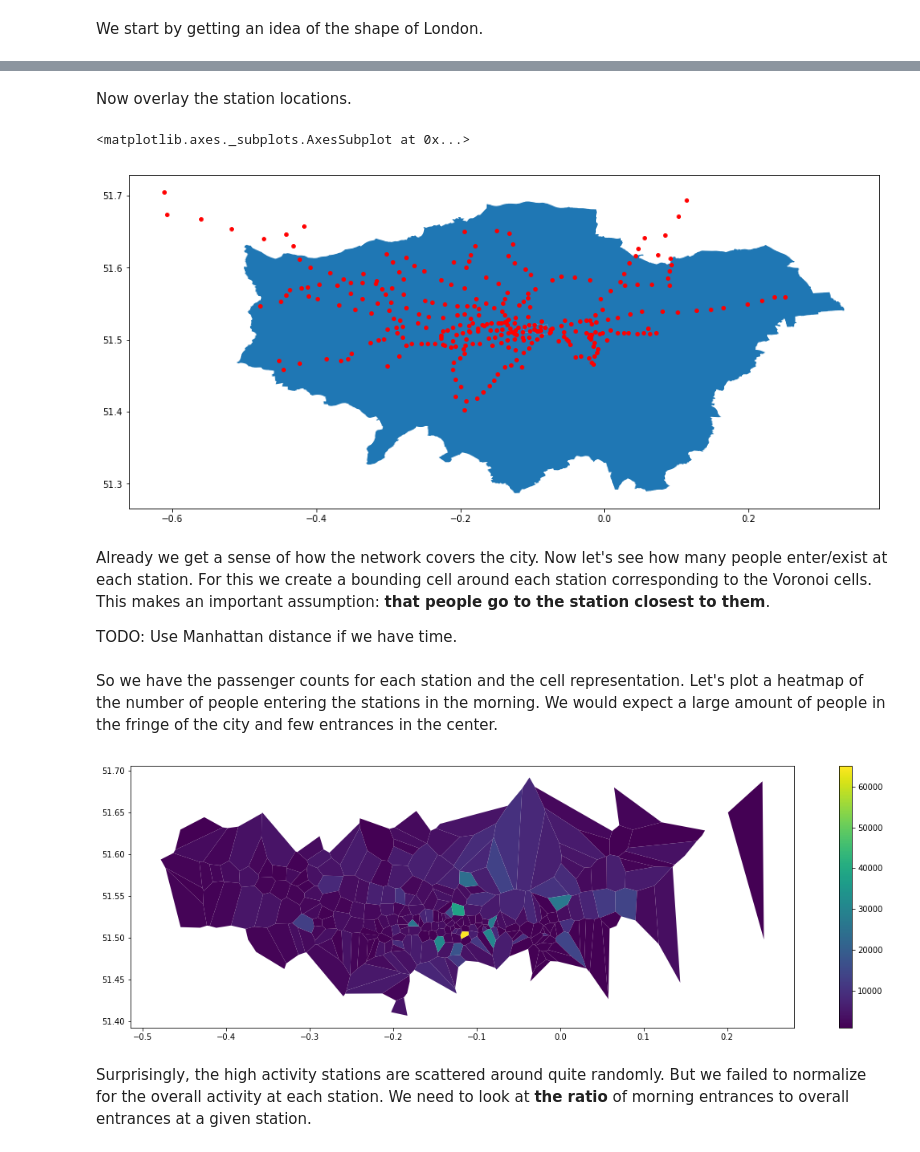
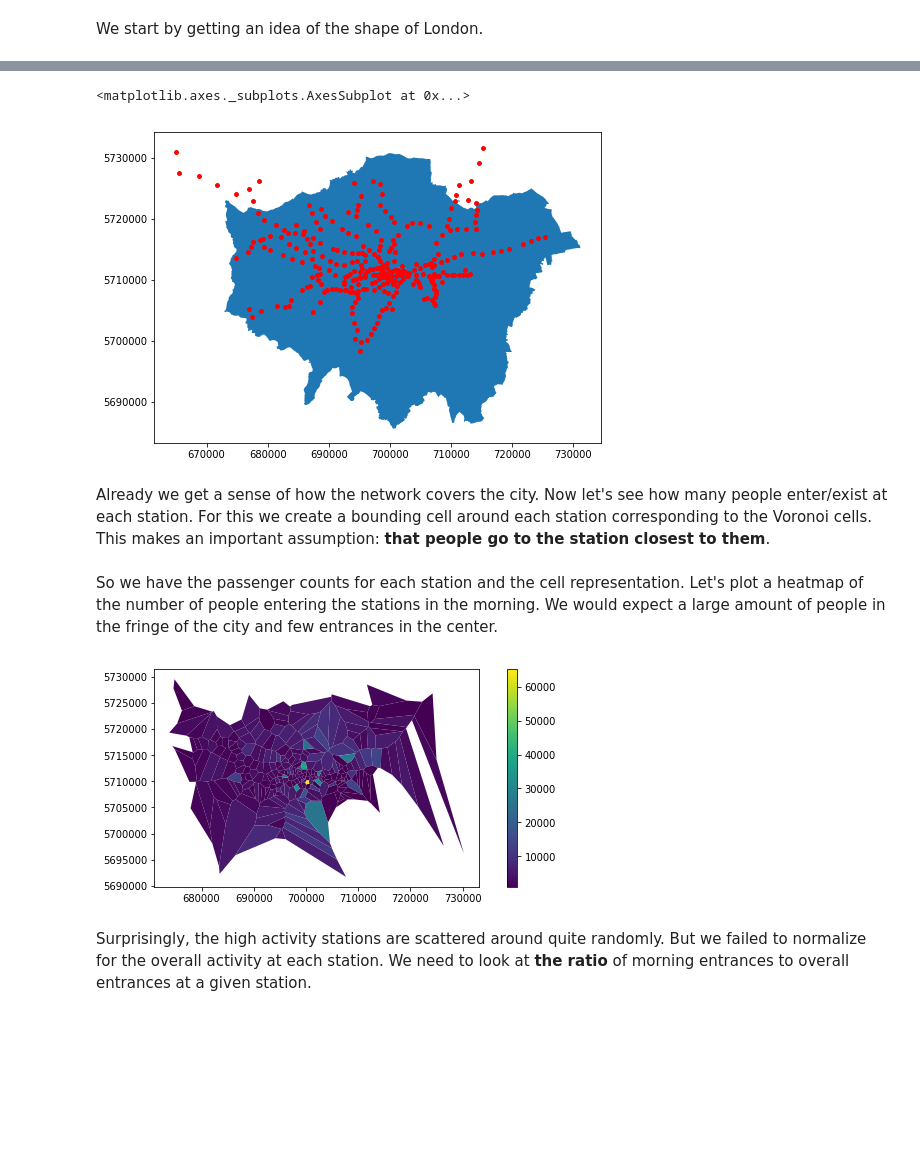
Before and after one commit to itko/cities, a Jupyter notebook: notebooks/london.ipynb, the cells around one changed output, grey strips where cells are left out. Drawn from its saved outputs; the diff is of its cells as text; code cells hidden in the pictures; blank space fills up the shorter version.

```diff
--- a/notebooks/london.ipynb
+++ b/notebooks/london.ipynb
@@ -17 +13,3 @@ oyster_data.EntTimeHHMM = oyster_data.EntTimeHHMM.str.replace('25:','01:')
+# %%
+PROJECTION=32630
 # %%
@@ -225,5 +224,5 @@ We start by getting an idea of the shape of London.
 shp_london1 = ox.gdf_from_place('London, England',which_result=2)
 shp_london2 = ox.gdf_from_place('London, England',which_result=3)
 shp_london = pd.concat([shp_london1, shp_london2])
-
-shp_london.plot();
+shp_london.reset_index(drop=True, inplace=True)
+shp_london.to_crs(epsg=PROJECTION, inplace=True)
@@ -232,19 +229,16 @@ shp_london.plot();
-# %% [markdown]
-Now overlay the station locations.
 # %%
 shp_stations = gpd.read_file('../data/london/shapes/stations/stations.shp')
+shp_stations.to_crs(epsg=PROJECTION, inplace=True)
 shp_stations.columns = shp_stations.columns.str.lower()
 shp_stations.name = shp_stations.name.str.replace('\t','').str.replace('\n','').str.replace(' Station','')
 # %%
-ax = shp_london.plot(figsize=(15,15))
+ax = shp_london.plot(figsize=(8,8))
 shp_stations.plot(ax=ax, markersize = 15, color='red')
 # %% [output]
 <matplotlib.axes._subplots.AxesSubplot at 0x...>
-[figure, old version]
+[figure, new version]
 # %% [markdown]
 Already we get a sense of how the network covers the city. Now let's see how many people enter/exist at each station. For this we create a bounding cell around each station corresponding to the Voronoi cells. This makes an important assumption: **that people go to the station closest to them**.
-
-TODO: Use Manhattan distance if we have time.
 # %%
 # Get list of stations
 stations = data_en.columns.unique()
@@ -293,13 +277,15 @@ for i,idx_region in enumerate(vor.point_region):
 So we have the passenger counts for each station and the cell representation. Let's plot a heatmap of the number of people entering the stations in the morning. We would expect a large amount of people in the fringe of the city and few entrances in the center.
 # %%
 shp_stations = shp_stations.set_geometry('geometry')
-box = shapely.geometry.box(shp_stations.geometry.x.min(), shp_stations.geometry.y.min(), shp_stations.geometry.x.max(), shp_stations.geometry.y.max())
 shp_stations = shp_stations.set_geometry('cell')
 vmin = shp_stations.entrances_am.min()+1000
 vmax = shp_stations.entrances_am.max()
-ax = shp_stations.loc[shp_stations.within(box)].plot(figsize=(20,6),column='entrances_am',vmin=vmin,vmax=vmax, legend=True)
+# No Voronoi cells outside London boundary
+box = shp_london.total_bounds
+box = shapely.geometry.box(box[0],box[1],box[2],box[3])
+ax = shp_stations.loc[shp_stations.within(box)].plot(figsize=(10,4),column='entrances_am',vmin=vmin,vmax=vmax, legend=True)
 # %% [output]
-[figure, old version]
+[figure, new version]
 # %% [markdown]
 Surprisingly, the high activity stations are scattered around quite randomly. But we failed to normalize for the overall activity at each station. We need to look at **the ratio** of morning entrances to overall entrances at a given station.
 # %%
```
Also changed, not shown: parts of 96 cells of this notebook, 2 other files.
